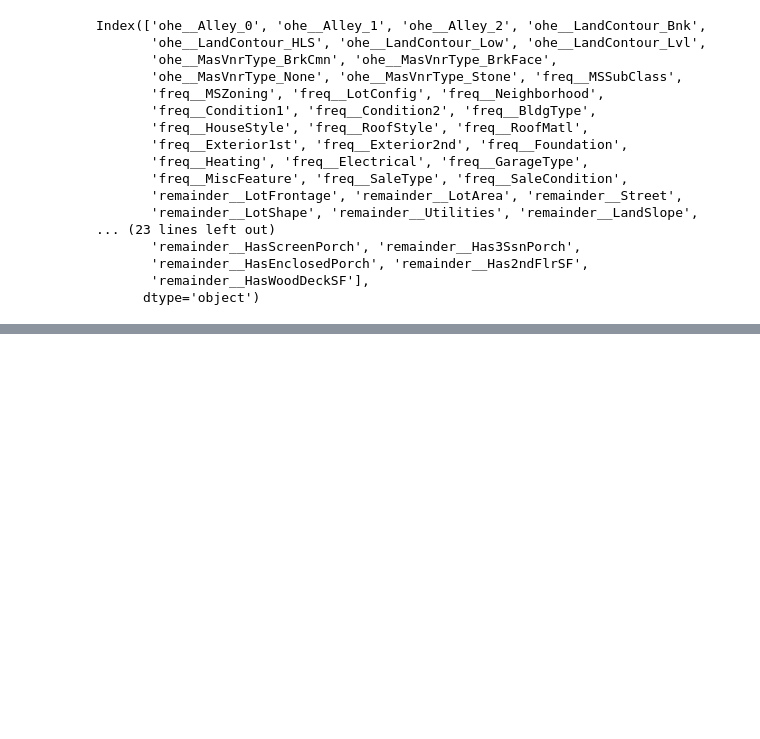
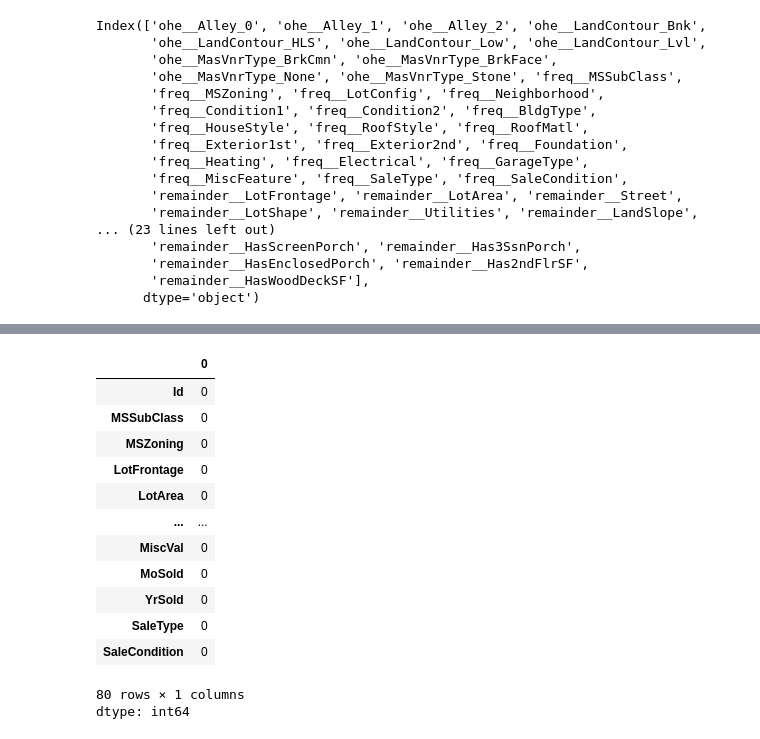
Before and after one commit to ShriVarshaan/kaggle_projects, a Jupyter notebook: 04_house_prices_advanced/04_house_prices_advanced.ipynb, the cells around one changed output, grey strips where cells are left out. Cells and saved outputs as stored; diff of their text form; code cells hidden in the pictures; blank space fills up the shorter version.

```diff
--- a/04_house_prices_advanced/04_house_prices_advanced.ipynb
+++ b/04_house_prices_advanced/04_house_prices_advanced.ipynb
@@ -557,0 +732,17 @@ y = train_df["remainder__SalePrice"]
+# %%
+test_df.isnull().sum().sort_values(ascending=False)
+# %% [output]
+|  | 0 |
+| Id | 0 |
+| MSSubClass | 0 |
+| MSZoning | 0 |
+| LotFrontage | 0 |
+| LotArea | 0 |
+| ... | ... |
+| MiscVal | 0 |
+| MoSold | 0 |
+| YrSold | 0 |
+| SaleType | 0 |
+| SaleCondition | 0 |
+80 rows × 1 columns
+dtype: int64
```
Also changed, not shown: parts of 21 cells of this notebook.
